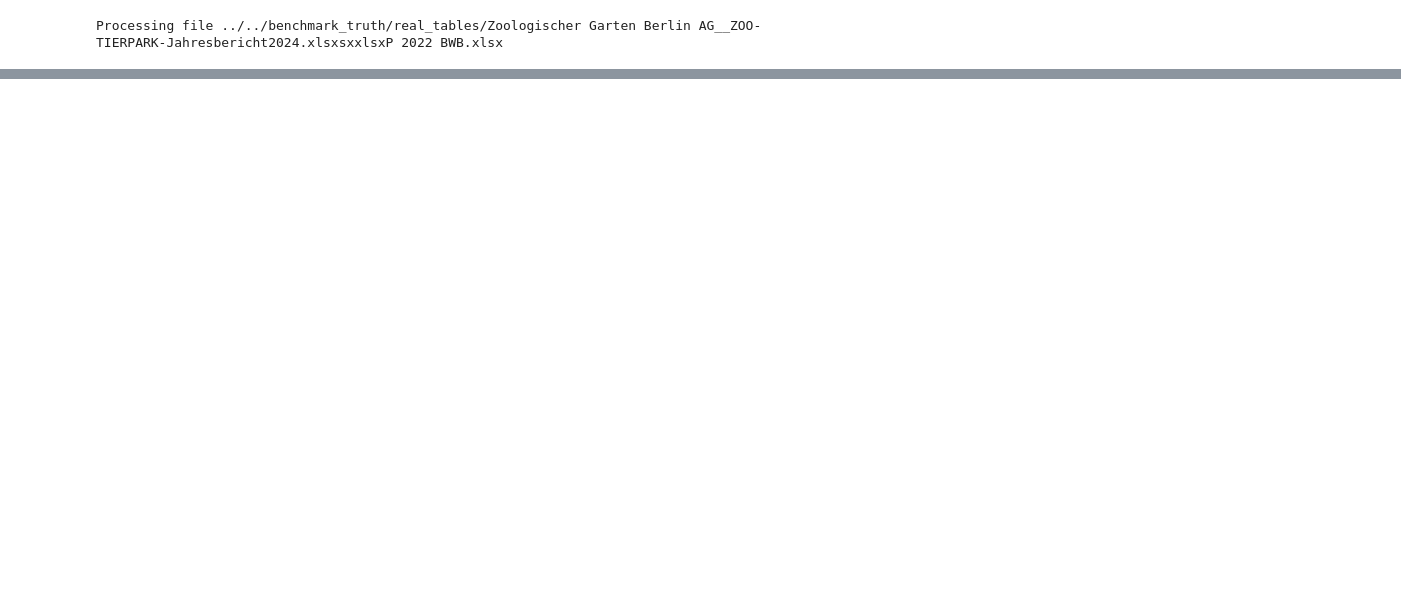
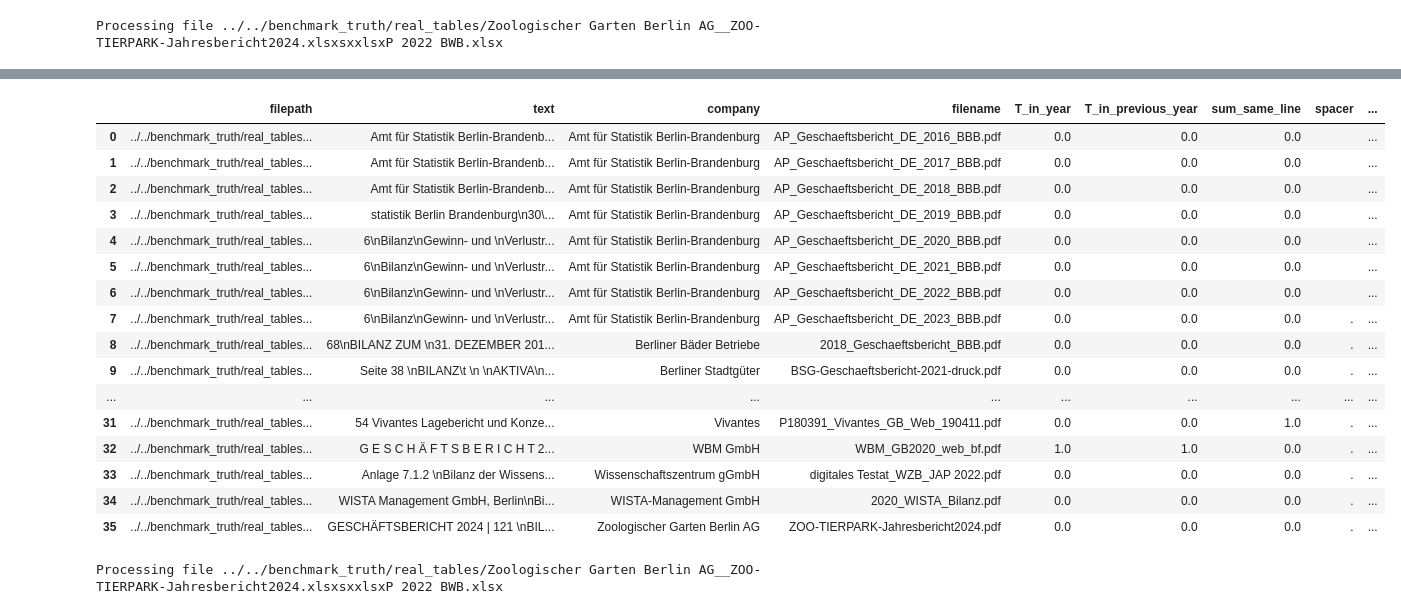
Before and after one commit to Famondir/Thesis, a Jupyter notebook: benchmark_jobs/table_extraction/regex_extraction.ipynb, the cells around one changed output, grey strips where cells are left out. Drawn from its saved outputs; the diff is of its cells as text; code cells hidden in the pictures; blank space fills up the shorter version.

```diff
--- a/benchmark_jobs/table_extraction/regex_extraction.ipynb
+++ b/benchmark_jobs/table_extraction/regex_extraction.ipynb
@@ -400,0 +556,15 @@ with open(f"../../benchmark_results/table_extraction/regex/evaluation_synth_tabl
+# %%
+import fitz  # PyMuPDF
+
+pdf_dir = "../../benchmark_truth/synthetic_tables/separate_files/final"
+pdf_texts = []
+
+for filename in os.listdir(pdf_dir):
+    if filename.lower().endswith(".pdf"):
+        file_path = os.path.join(pdf_dir, filename)
+        doc = fitz.open(file_path)
+        text = ""
+        for page_num in range(len(doc)):
+            page = doc.load_page(page_num)
+            text += page.get_text()
+        pdf_texts.append({'filepath': file_path, 'text': text})
@@ -492,0 +879,19 @@ with open(f"../../benchmark_results/table_extraction/regex/evaluation_real_table
+# %%
+import pypdfium2 as pdfium
+import pandas as pd
+
+real_table_texts = {}
+
+for item in activa:
+    filepath = item["path"]
+    page_number = item["page"] - 1  # pypdfium2 uses 0-based indexing for pages
+    pdf = pdfium.PdfDocument(filepath)
+    page = pdf[page_number]
+    page_text = page.get_textpage()
+    text = page_text.get_text_range()
+    real_table_texts[filepath] = text
+
+# page_texts
+# %%
+pdf_texts = [{'filepath': '../../benchmark_truth/real_tables/'+key.replace('/home/simon/Documents/data_science/Thesis/manual_download/', '').replace('/', '__').replace('.pdf', '.xlsx'), 'text': value} for key, value in real_table_texts.items()]
+pdf_texts
@@ -492,0 +916,23 @@ with open(f"../../benchmark_results/table_extraction/regex/evaluation_real_table
+# %%
+df_real_tables = pd.DataFrame(pdf_texts)
+# df_real_tables['filepath'] = df_real_tables['filepath'].apply(lambda x: x.replace('.xlsx', '.pdf') if x.endswith('.xlsx') else x)
+df_real_tables = df_real_tables.merge(df_real_table_characteristics, on="filepath", how="left")
+df_real_tables
+# %% [output]
+|  | filepath | text | company | filename | T_in_year | T_in_previous_year | sum_same_line | spacer | ... |
+| 0 | ../../benchmark_truth/real_tables... | Amt für Statistik Berlin-Brandenb... | Amt für Statistik Berlin-Brandenburg | AP_Geschaeftsbericht_DE_2016_BBB.pdf | 0.0 | 0.0 | 0.0 |  | ... |
+| 1 | ../../benchmark_truth/real_tables... | Amt für Statistik Berlin-Brandenb... | Amt für Statistik Berlin-Brandenburg | AP_Geschaeftsbericht_DE_2017_BBB.pdf | 0.0 | 0.0 | 0.0 |  | ... |
+| 2 | ../../benchmark_truth/real_tables... | Amt für Statistik Berlin-Brandenb... | Amt für Statistik Berlin-Brandenburg | AP_Geschaeftsbericht_DE_2018_BBB.pdf | 0.0 | 0.0 | 0.0 |  | ... |
+| 3 | ../../benchmark_truth/real_tables... | statistik Berlin Brandenburg\n30\... | Amt für Statistik Berlin-Brandenburg | AP_Geschaeftsbericht_DE_2019_BBB.pdf | 0.0 | 0.0 | 0.0 |  | ... |
+| 4 | ../../benchmark_truth/real_tables... | 6\nBilanz\nGewinn- und \nVerlustr... | Amt für Statistik Berlin-Brandenburg | AP_Geschaeftsbericht_DE_2020_BBB.pdf | 0.0 | 0.0 | 0.0 |  | ... |
+| 5 | ../../benchmark_truth/real_tables... | 6\nBilanz\nGewinn- und \nVerlustr... | Amt für Statistik Berlin-Brandenburg | AP_Geschaeftsbericht_DE_2021_BBB.pdf | 0.0 | 0.0 | 0.0 |  | ... |
+| 6 | ../../benchmark_truth/real_tables... | 6\nBilanz\nGewinn- und \nVerlustr... | Amt für Statistik Berlin-Brandenburg | AP_Geschaeftsbericht_DE_2022_BBB.pdf | 0.0 | 0.0 | 0.0 |  | ... |
+| 7 | ../../benchmark_truth/real_tables... | 6\nBilanz\nGewinn- und \nVerlustr... | Amt für Statistik Berlin-Brandenburg | AP_Geschaeftsbericht_DE_2023_BBB.pdf | 0.0 | 0.0 | 0.0 | . | ... |
+| 8 | ../../benchmark_truth/real_tables... | 68\nBILANZ ZUM \n31. DEZEMBER 201... | Berliner Bäder Betriebe | 2018_Geschaeftsbericht_BBB.pdf | 0.0 | 0.0 | 0.0 | . | ... |
+| 9 | ../../benchmark_truth/real_tables... | Seite 38 \nBILANZ\t \n \nAKTIVA\n... | Berliner Stadtgüter | BSG-Geschaeftsbericht-2021-druck.pdf | 0.0 | 0.0 | 0.0 | . | ... |
+| ... | ... | ... | ... | ... | ... | ... | ... | ... | ... |
+| 31 | ../../benchmark_truth/real_tables... | 54 Vivantes Lagebericht und Konze... | Vivantes | P180391_Vivantes_GB_Web_190411.pdf | 0.0 | 0.0 | 1.0 | . | ... |
+| 32 | ../../benchmark_truth/real_tables... | G E S C H Ä F T S B E R I C H T 2... | WBM GmbH | WBM_GB2020_web_bf.pdf | 1.0 | 1.0 | 0.0 | . | ... |
+| 33 | ../../benchmark_truth/real_tables... | Anlage 7.1.2 \nBilanz der Wissens... | Wissenschaftszentrum gGmbH | digitales Testat_WZB_JAP 2022.pdf | 0.0 | 0.0 | 0.0 | . | ... |
+| 34 | ../../benchmark_truth/real_tables... | WISTA Management GmbH, Berlin\nBi... | WISTA-Management GmbH | 2020_WISTA_Bilanz.pdf | 0.0 | 0.0 | 0.0 | . | ... |
+| 35 | ../../benchmark_truth/real_tables... | GESCHÄFTSBERICHT 2024 | 121 \nBIL... | Zoologischer Garten Berlin AG | ZOO-TIERPARK-Jahresbericht2024.pdf | 0.0 | 0.0 | 0.0 | . | ... |
@@ -492,0 +941,11 @@ with open(f"../../benchmark_results/table_extraction/regex/evaluation_real_table
+# %%
+evaluations_real_tables = []
+
+for entry in dict_real_tables:
+    print(f"Processing file {entry['filepath']}", end='\r')
+    extracted_rows = extract_numbers(entry['text'])
+    df_result = pd.DataFrame(extracted_rows)
+    evaluation = evaluate_single_result(df_result, entry)
+    evaluations_real_tables.append(evaluation)
+# %% [output]
+Processing file ../../benchmark_truth/real_tables/Zoologischer Garten Berlin AG__ZOO-TIERPARK-Jahresbericht2024.xlsxsxxlsxP 2022 BWB.xlsx
```
Also changed, not shown: parts of 26 cells of this notebook, 52 other files.
